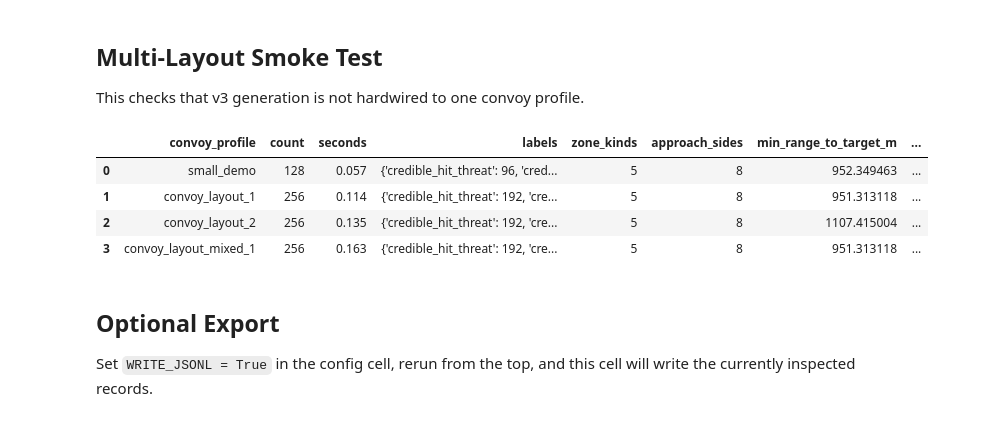
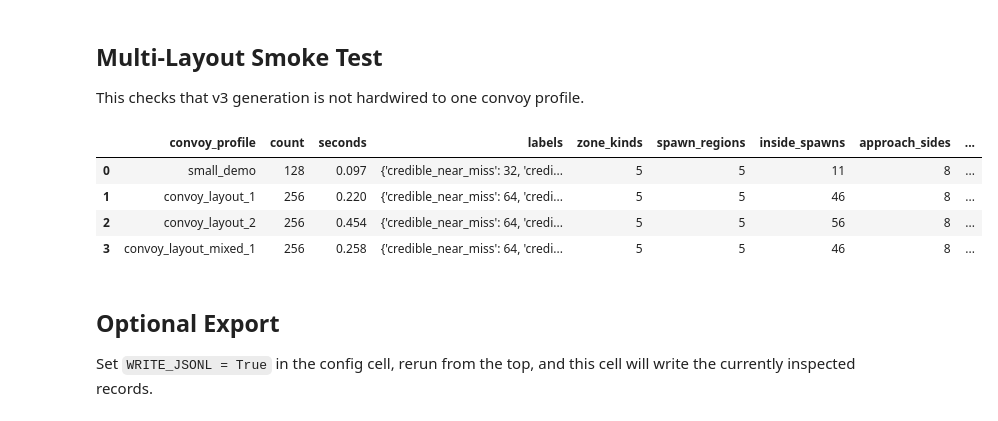
Before and after one commit to MAP9900/Convoy-Layout-Project, a Jupyter notebook: notebooks/profile_generation_tests.ipynb, the cells around one changed output. Saved outputs shown, nothing was run; the diff lists cells and outputs as text; code cells hidden in the pictures.

```diff
--- a/notebooks/profile_generation_tests.ipynb
+++ b/notebooks/profile_generation_tests.ipynb
@@ -64,7 +64,7 @@ PosixPath('/Users/matthewplambeck/Desktop/Convoy Layout Project')
 
 Start with `COUNT = 512` for a fast but meaningful smoke test. Increase to `5000+` only after the small run passes.
 # %%
-MODE = "random_zones"
+MODE = "random_tactical_v4"
 CONVOY_PROFILE = "convoy_layout_1"
 COUNT = 512
 SEED = 1945
@@ -72,11 +72,14 @@ START_INDEX = 1
 
 # Optional export. Leave disabled until the checks below look good.
 WRITE_JSONL = False
-EXPORT_PATH = PROJECT_ROOT / "data/attack_profiles/synthetic/train_random_zones_v3.jsonl"
+EXPORT_PATH = PROJECT_ROOT / "data/attack_profiles/synthetic/train_random_tactical_v4.jsonl"
 
 EXPECTED_HIT_FRACTION = 0.75
-MIN_EXPECTED_ZONE_KINDS = 5
-MIN_EXPECTED_APPROACH_SIDES = 8
+MIN_EXPECTED_ZONE_KINDS = 4
+MIN_EXPECTED_APPROACH_SIDES = 5
+MIN_EXPECTED_SPAWN_REGIONS = 4
+PLOT_COLOR_BY = "spawn_region"
+PLOT_COLOR_TITLE = "Spawn region"
 # %% [markdown]
 ## Helpers
 
@@ -289,6 +302,8 @@ outside_envelope = (
     | (spawn_local[:, 1] < envelope.min_y)
     | (spawn_local[:, 1] > envelope.max_y)
 )
+intent_inside = np.asarray([bool(row.get("inside_convoy_envelope", False)) for row in flat_rows], dtype=bool)
+computed_inside = ~outside_envelope
 
 checked_rows = []
 for idx, row in enumerate(flat_rows):
@@ -297,12 +312,15 @@ for idx, row in enumerate(flat_rows):
     enriched["spawn_local_x"] = float(spawn_local[idx, 0])
     enriched["spawn_local_y"] = float(spawn_local[idx, 1])
     enriched["outside_envelope"] = bool(outside_envelope[idx])
+    enriched["computed_inside_convoy_envelope"] = bool(computed_inside[idx])
     checked_rows.append(enriched)
 
 geometry_summary = {
     "min_clearance_m": float(clearances.min()),
     "clearance_failures": int((clearances < MIN_SPAWN_CLEARANCE_M).sum()),
-    "outside_envelope_failures": int((~outside_envelope).sum()),
+    "inside_spawns": int(computed_inside.sum()),
+    "outside_spawns": int(outside_envelope.sum()),
+    "inside_flag_mismatches": int((intent_inside != computed_inside).sum()),
     "min_range_to_target_m": float(min(float(row["range_to_target_m"]) for row in flat_rows)),
     "max_range_to_target_m": float(max(float(row["range_to_target_m"]) for row in flat_rows)),
 }
@@ -422,36 +449,39 @@ This checks that v3 generation is not hardwired to one convoy profile.
 # %%
 layout_rows = []
 for layout_name in list_convoy_layout_profiles():
     layout_count = 128 if layout_name == "small_demo" else 256
     start = time.perf_counter()
     layout_records = build_records(
         mode=MODE,
         convoy_profile=layout_name,
         count=layout_count,
         seed=SEED,
         start_index=START_INDEX,
     )
     layout_flat = flatten_dataset_records(layout_records)
     layout_rows.append(
         {
             "convoy_profile": layout_name,
             "count": len(layout_flat),
             "seconds": round(time.perf_counter() - start, 3),
             "labels": value_counts(layout_flat, "suggested_label"),
             "zone_kinds": len(value_counts(layout_flat, "target_zone_kind")),
+            "spawn_regions": len(value_counts(layout_flat, "spawn_region")),
+            "inside_spawns": sum(1 for row in layout_flat if bool(row.get("inside_convoy_envelope", False))),
             "approach_sides": len(value_counts(layout_flat, "approach_side")),
+            "min_clearance_m": float(min(float(row["nearest_ship_clearance_m"]) for row in layout_flat)),
             "min_range_to_target_m": float(min(float(row["range_to_target_m"]) for row in layout_flat)),
             "max_range_to_target_m": float(max(float(row["range_to_target_m"]) for row in layout_flat)),
         }
     )
 
 pd.DataFrame(layout_rows)
 # %% [output]
-|  | convoy_profile | count | seconds | labels | zone_kinds | approach_sides | min_range_to_target_m | ... |
-| 0 | small_demo | 128 | 0.057 | {'credible_hit_threat': 96, 'cred... | 5 | 8 | 952.349463 | ... |
-| 1 | convoy_layout_1 | 256 | 0.114 | {'credible_hit_threat': 192, 'cre... | 5 | 8 | 951.313118 | ... |
-| 2 | convoy_layout_2 | 256 | 0.135 | {'credible_hit_threat': 192, 'cre... | 5 | 8 | 1107.415004 | ... |
-| 3 | convoy_layout_mixed_1 | 256 | 0.163 | {'credible_hit_threat': 192, 'cre... | 5 | 8 | 951.313118 | ... |
+|  | convoy_profile | count | seconds | labels | zone_kinds | spawn_regions | inside_spawns | approach_sides | ... |
+| 0 | small_demo | 128 | 0.097 | {'credible_near_miss': 32, 'credi... | 5 | 5 | 11 | 8 | ... |
+| 1 | convoy_layout_1 | 256 | 0.220 | {'credible_near_miss': 64, 'credi... | 5 | 5 | 46 | 8 | ... |
+| 2 | convoy_layout_2 | 256 | 0.454 | {'credible_near_miss': 64, 'credi... | 5 | 5 | 56 | 8 | ... |
+| 3 | convoy_layout_mixed_1 | 256 | 0.258 | {'credible_near_miss': 64, 'credi... | 5 | 5 | 46 | 8 | ... |
 # %%
 assert all(row["count"] > 0 for row in layout_rows)
 assert all(row["zone_kinds"] >= 1 for row in layout_rows)
```
Also changed, not shown: parts of 12 cells of this notebook, 9 other files.
